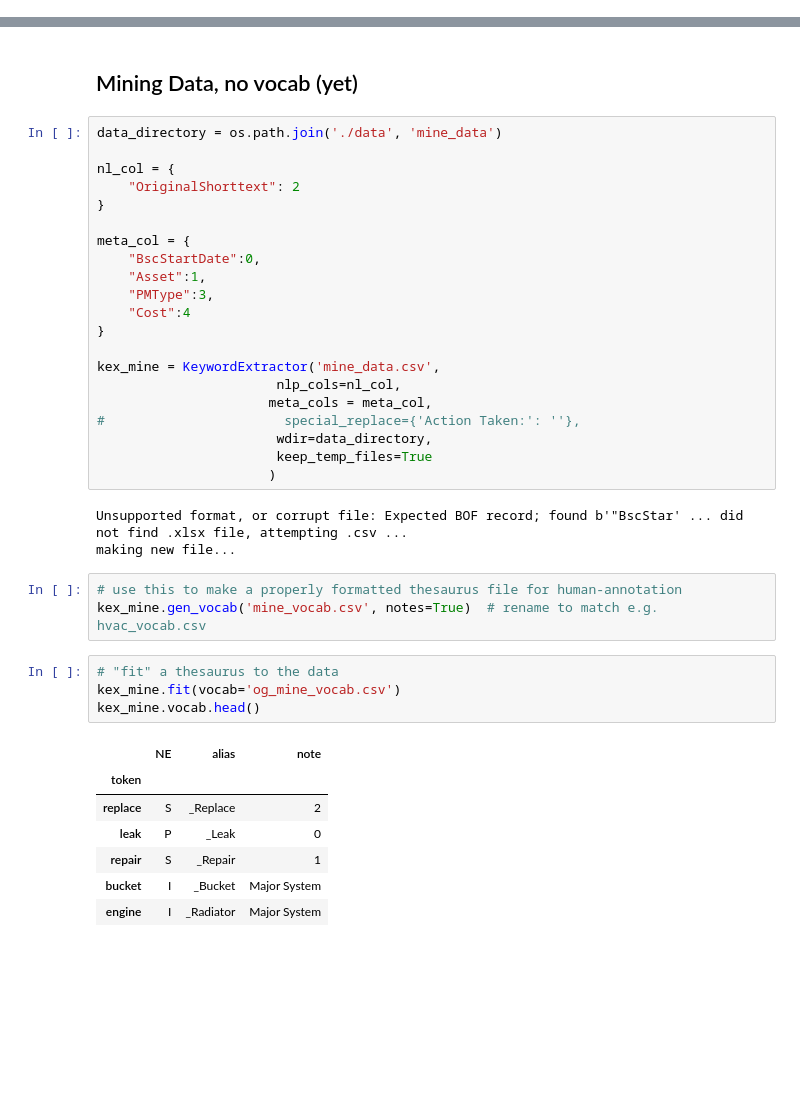
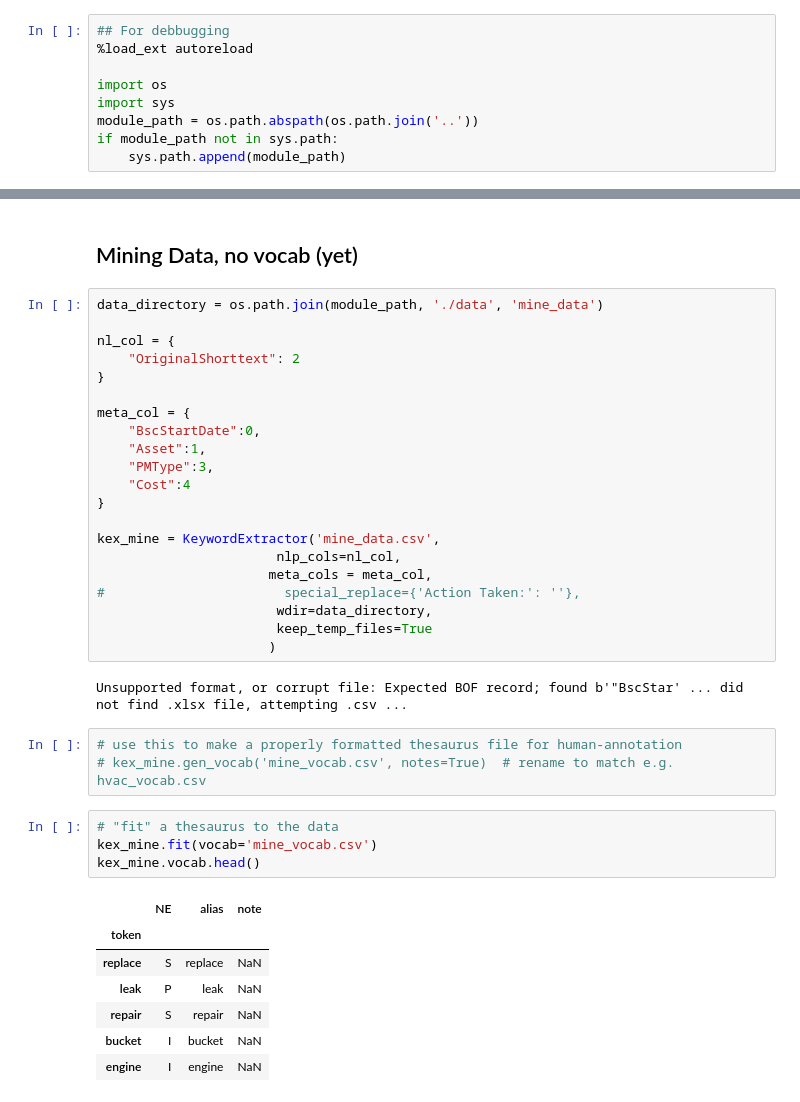
Before and after one commit to usnistgov/nestor-tmp2, a Jupyter notebook: docs/tutorial.ipynb, the cells around one changed output, grey strips where cells are left out. Drawn from its saved outputs; the diff is of its cells as text; blank space fills up the shorter version.

Commit message:
mining data comparison

```diff
--- a/docs/tutorial.ipynb
+++ b/docs/tutorial.ipynb
@@ -4,3 +1,12 @@
+# %%
+## For debbugging
+%load_ext autoreload
+
+import os
+import sys
+module_path = os.path.abspath(os.path.join('..'))
+if module_path not in sys.path:
+    sys.path.append(module_path)
 # %%
 ## for debugging:
 %aimport mlp.keyword
@@ -355,7 +282,7 @@ kex_auto.gen_vocab('auto_vocab.csv', notes=True)  # rename to match e.g. hvac_vo
 # %% [markdown]
 ## Mining Data, no vocab (yet)
 # %%
-data_directory = os.path.join('./data', 'mine_data')
+data_directory = os.path.join(module_path, './data', 'mine_data')
 
 nl_col = {
     "OriginalShorttext": 2
@@ -377,22 +304,21 @@ kex_mine = KeywordExtractor('mine_data.csv',
                       )
 # %% [output]
 Unsupported format, or corrupt file: Expected BOF record; found b'"BscStar' ... did not find .xlsx file, attempting .csv ...
-making new file...
 # %%
 # use this to make a properly formatted thesaurus file for human-annotation
-kex_mine.gen_vocab('mine_vocab.csv', notes=True)  # rename to match e.g. hvac_vocab.csv
+# kex_mine.gen_vocab('mine_vocab.csv', notes=True)  # rename to match e.g. hvac_vocab.csv
 # %%
 # "fit" a thesaurus to the data
-kex_mine.fit(vocab='og_mine_vocab.csv')
+kex_mine.fit(vocab='mine_vocab.csv')
 kex_mine.vocab.head()
 # %% [output]
 |  | NE | alias | note |
 | token |  |  |  |
-| replace | S | _Replace | 2 |
-| leak | P | _Leak | 0 |
-| repair | S | _Repair | 1 |
-| bucket | I | _Bucket | Major System |
-| engine | I | _Radiator | Major System |
+| replace | S | replace | NaN |
+| leak | P | leak | NaN |
+| repair | S | repair | NaN |
+| bucket | I | bucket | NaN |
+| engine | I | engine | NaN |
 # %%
 # tag the data, saving to a new DF (instead of internally)
 df_pred = kex_mine.transform(save=False)
```
Also changed, not shown: parts of 17 cells of this notebook.
